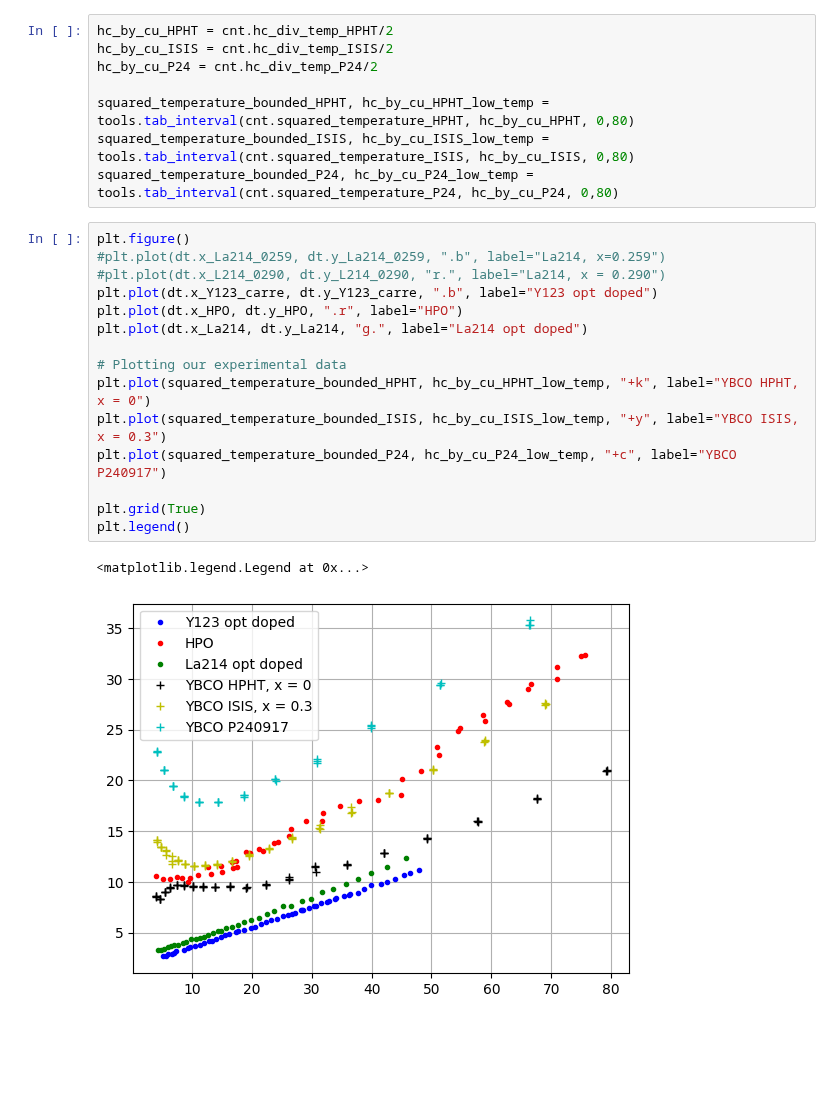
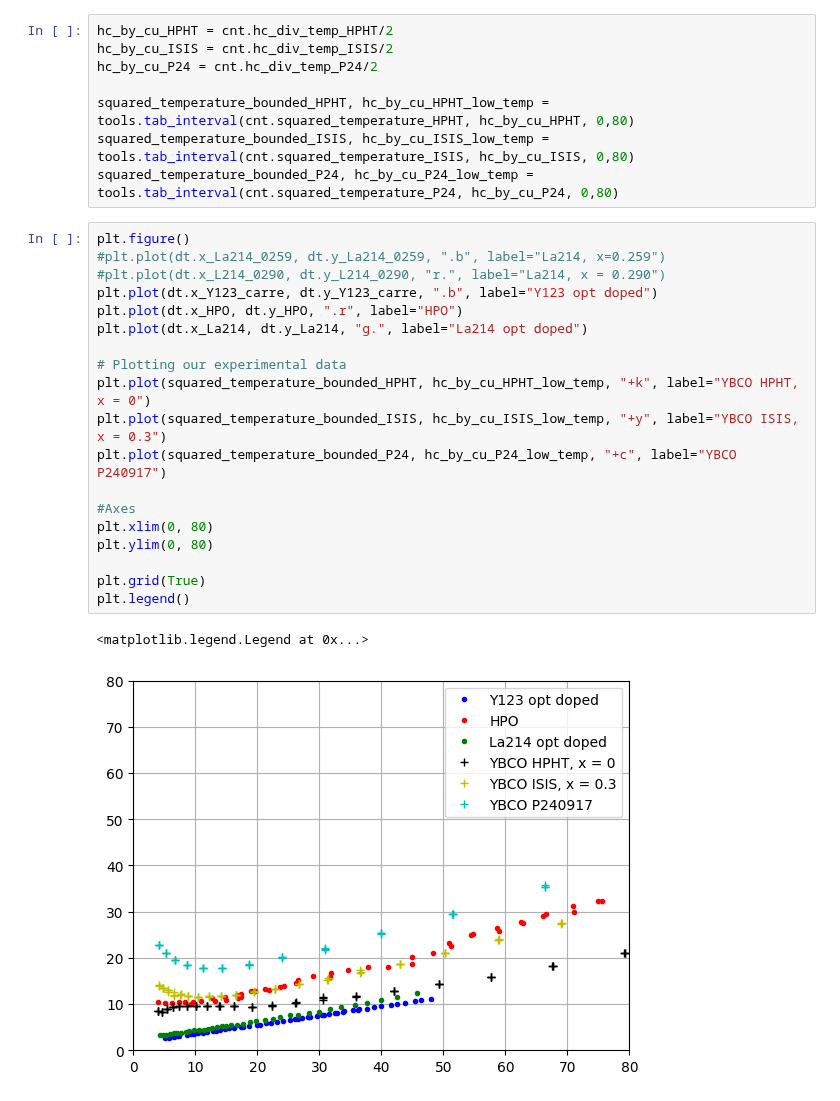
Before and after one commit to Gamal-on/YBCO, a Jupyter notebook: image.ipynb, the cells around one changed output. Saved outputs shown, nothing was run; the diff lists cells and outputs as text; blank space fills up the shorter version.

```diff
--- a/image.ipynb
+++ b/image.ipynb
@@ -15,18 +15,22 @@ squared_temperature_bounded_P24, hc_by_cu_P24_low_temp = tools.tab_interval(cnt.
 # %%
 plt.figure()
 #plt.plot(dt.x_La214_0259, dt.y_La214_0259, ".b", label="La214, x=0.259")
 #plt.plot(dt.x_L214_0290, dt.y_L214_0290, "r.", label="La214, x = 0.290")
 plt.plot(dt.x_Y123_carre, dt.y_Y123_carre, ".b", label="Y123 opt doped")
 plt.plot(dt.x_HPO, dt.y_HPO, ".r", label="HPO")
 plt.plot(dt.x_La214, dt.y_La214, "g.", label="La214 opt doped")
 
 # Plotting our experimental data
 plt.plot(squared_temperature_bounded_HPHT, hc_by_cu_HPHT_low_temp, "+k", label="YBCO HPHT, x = 0")
 plt.plot(squared_temperature_bounded_ISIS, hc_by_cu_ISIS_low_temp, "+y", label="YBCO ISIS, x = 0.3")
 plt.plot(squared_temperature_bounded_P24, hc_by_cu_P24_low_temp, "+c", label="YBCO P240917")
 
+#Axes
+plt.xlim(0, 80)
+plt.ylim(0, 80)
+
 plt.grid(True)
 plt.legend()
 # %% [output]
 <matplotlib.legend.Legend at 0x...>
-[figure, old version]
+[figure, new version]
```
Also changed, not shown: 1 other file.
